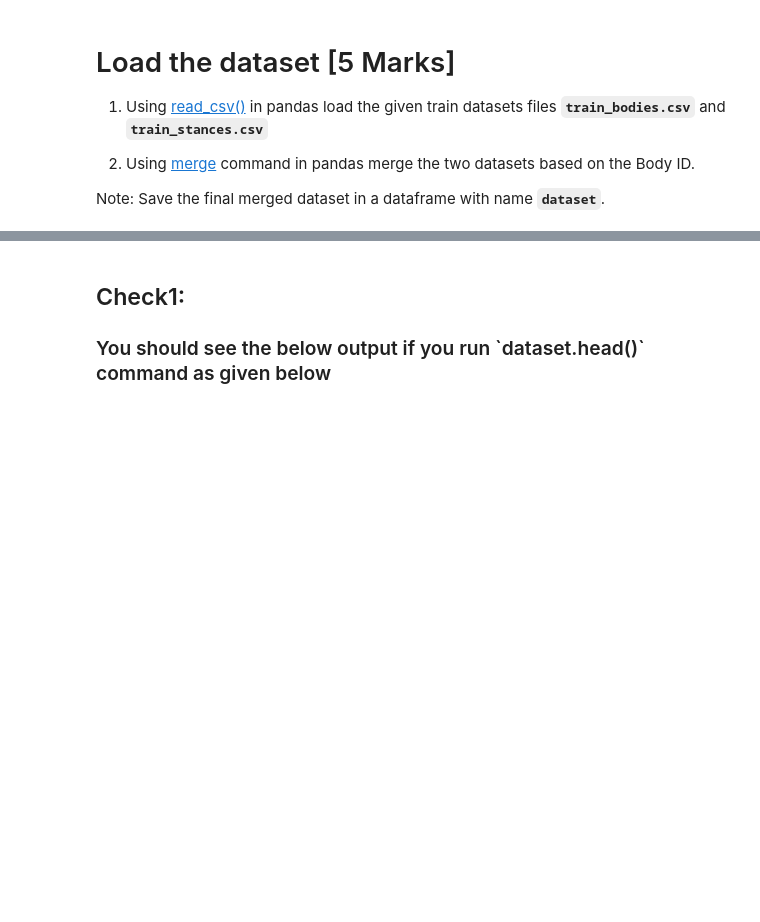
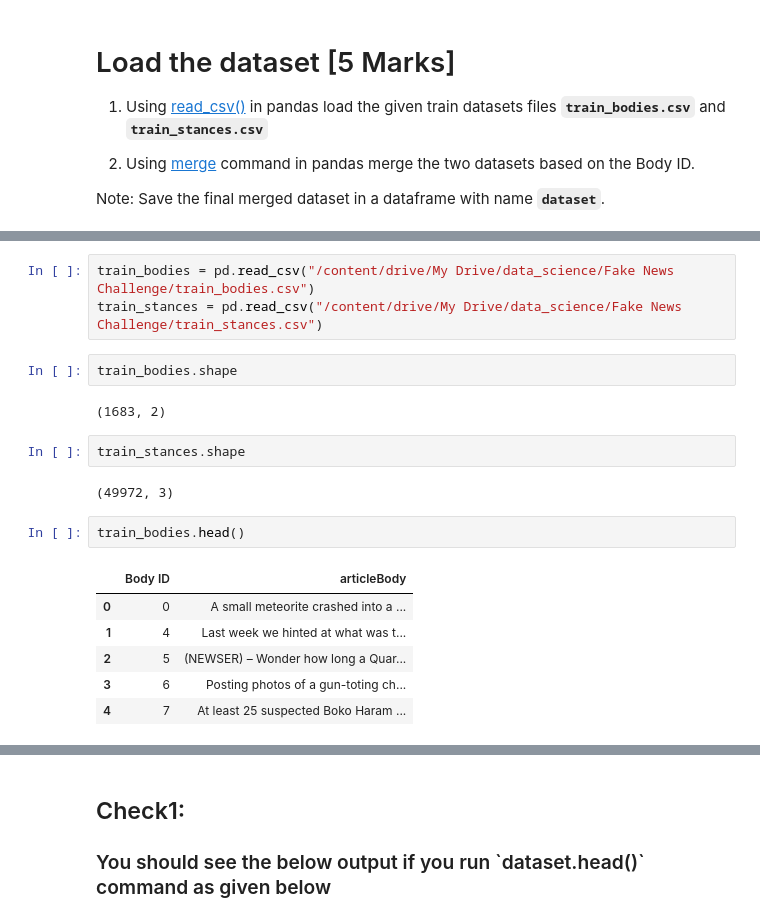
Before and after one commit to debgit/AIML, a Jupyter notebook: Stance_Detection_for_the_Fake_News_Challenge_Questions.ipynb, the cells around one changed output, grey strips where cells are left out. Cells and saved outputs as stored; diff of their text form; blank space fills up the shorter version.

```diff
--- a/Stance_Detection_for_the_Fake_News_Challenge_Questions.ipynb
+++ b/Stance_Detection_for_the_Fake_News_Challenge_Questions.ipynb
@@ -72,0 +52,20 @@ dataset = pd.merge(train_stance,train_bodies[['Body ID', 'articleBody']],on='Bod
+# %%
+train_bodies = pd.read_csv("/content/drive/My Drive/data_science/Fake News Challenge/train_bodies.csv")
+train_stances = pd.read_csv("/content/drive/My Drive/data_science/Fake News Challenge/train_stances.csv")
+# %%
+train_bodies.shape
+# %% [output]
+(1683, 2)
+# %%
+train_stances.shape
+# %% [output]
+(49972, 3)
+# %%
+train_bodies.head()
+# %% [output]
+|  | Body ID | articleBody |
+| 0 | 0 | A small meteorite crashed into a ... |
+| 1 | 4 | Last week we hinted at what was t... |
+| 2 | 5 | (NEWSER) – Wonder how long a Quar... |
+| 3 | 6 | Posting photos of a gun-toting ch... |
+| 4 | 7 | At least 25 suspected Boko Haram ... |
```
Also changed, not shown: parts of 72 cells of this notebook.
